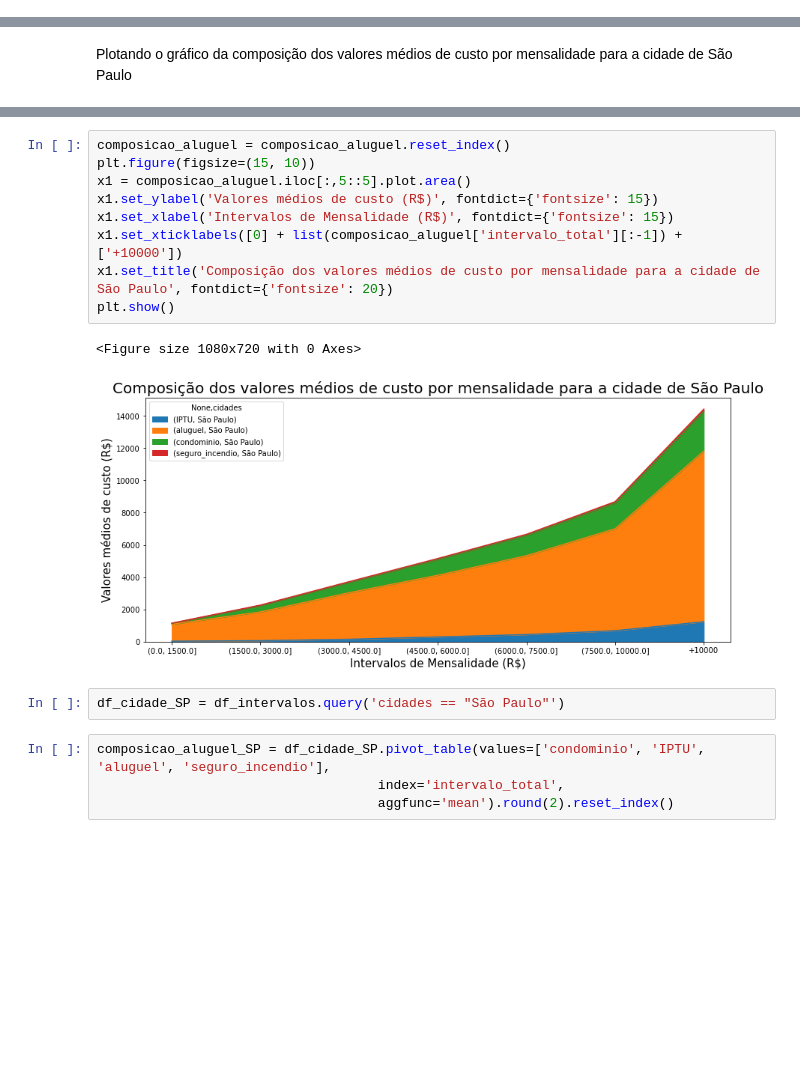
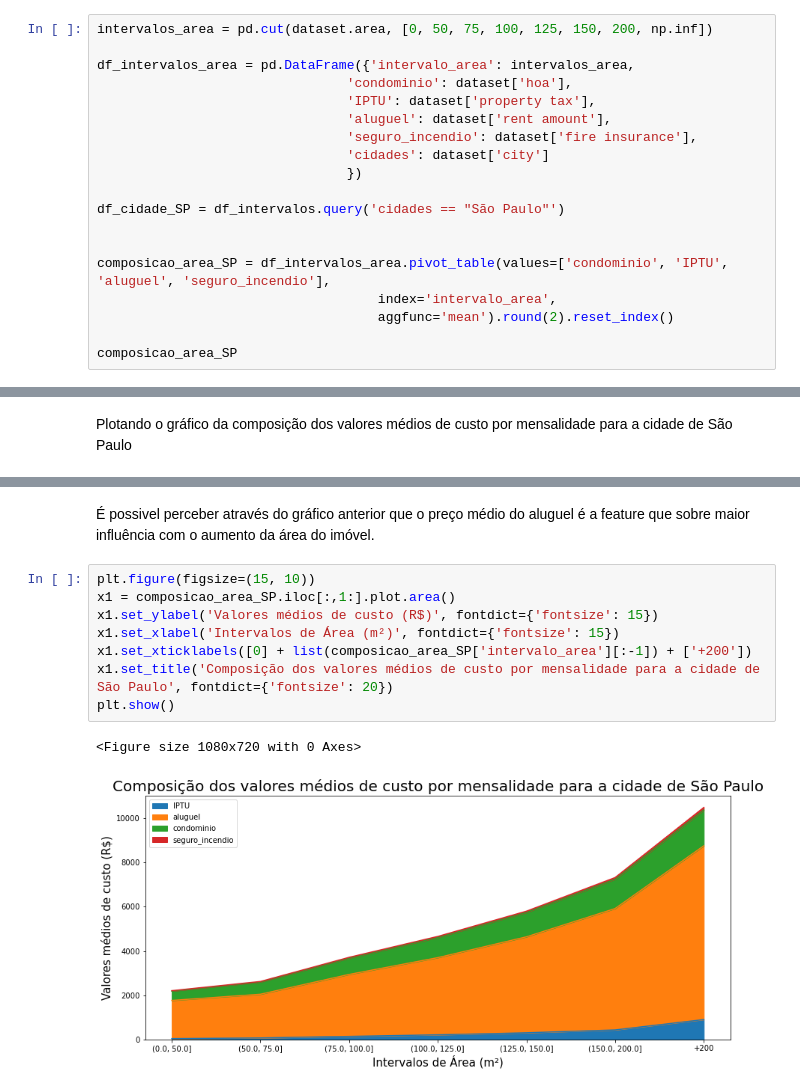
Before and after one commit to IgorFormiga/Data-Science-Projects, a Jupyter notebook: 2_Exploratory_Data_Analysis.ipynb, the cells around one changed output, grey strips where cells are left out. Cells and saved outputs as stored; diff of their text form; blank space fills up the shorter version.

Commit message:
Alteração da composição do preço dos alugueis de intervalo de custo total para invervalo de area

```diff
--- a/2_Exploratory_Data_Analysis.ipynb
+++ b/2_Exploratory_Data_Analysis.ipynb
@@ -354,0 +342,19 @@ composicao_aluguel
+# %%
+intervalos_area = pd.cut(dataset.area, [0, 50, 75, 100, 125, 150, 200, np.inf])
+
+df_intervalos_area = pd.DataFrame({'intervalo_area': intervalos_area,
+                                'condominio': dataset['hoa'],
+                                'IPTU': dataset['property tax'],
+                                'aluguel': dataset['rent amount'],
+                                'seguro_incendio': dataset['fire insurance'],
+                                'cidades': dataset['city']
+                                })
+
+df_cidade_SP = df_intervalos.query('cidades == "São Paulo"')
+
+
+composicao_area_SP = df_intervalos_area.pivot_table(values=['condominio', 'IPTU', 'aluguel', 'seguro_incendio'],
+                                    index='intervalo_area',
+                                    aggfunc='mean').round(2).reset_index()
+
+composicao_area_SP
@@ -357,18 +382,13 @@ Plotando o gráfico da composição dos valores médios de custo por mensalidade
+# %% [markdown]
+É possivel perceber através do gráfico anterior que o preço médio do aluguel é a feature que sobre maior influência com o aumento da área do imóvel.
 # %%
-composicao_aluguel = composicao_aluguel.reset_index()
 plt.figure(figsize=(15, 10))
-x1 = composicao_aluguel.iloc[:,5::5].plot.area()
+x1 = composicao_area_SP.iloc[:,1:].plot.area()
 x1.set_ylabel('Valores médios de custo (R$)', fontdict={'fontsize': 15})
-x1.set_xlabel('Intervalos de Mensalidade (R$)', fontdict={'fontsize': 15})
-x1.set_xticklabels([0] + list(composicao_aluguel['intervalo_total'][:-1]) + ['+10000'])
+x1.set_xlabel('Intervalos de Área (m²)', fontdict={'fontsize': 15})
+x1.set_xticklabels([0] + list(composicao_area_SP['intervalo_area'][:-1]) + ['+200'])
 x1.set_title('Composição dos valores médios de custo por mensalidade para a cidade de São Paulo', fontdict={'fontsize': 20})
 plt.show()
 # %% [output]
 <Figure size 1080x720 with 0 Axes>
-[figure, old version]
+[figure, new version]
-# %%
-df_cidade_SP = df_intervalos.query('cidades == "São Paulo"')
-# %%
-composicao_aluguel_SP = df_cidade_SP.pivot_table(values=['condominio', 'IPTU', 'aluguel', 'seguro_incendio'],
-                                    index='intervalo_total',
-                                    aggfunc='mean').round(2).reset_index()
```
Also changed, not shown: parts of 20 cells of this notebook.
